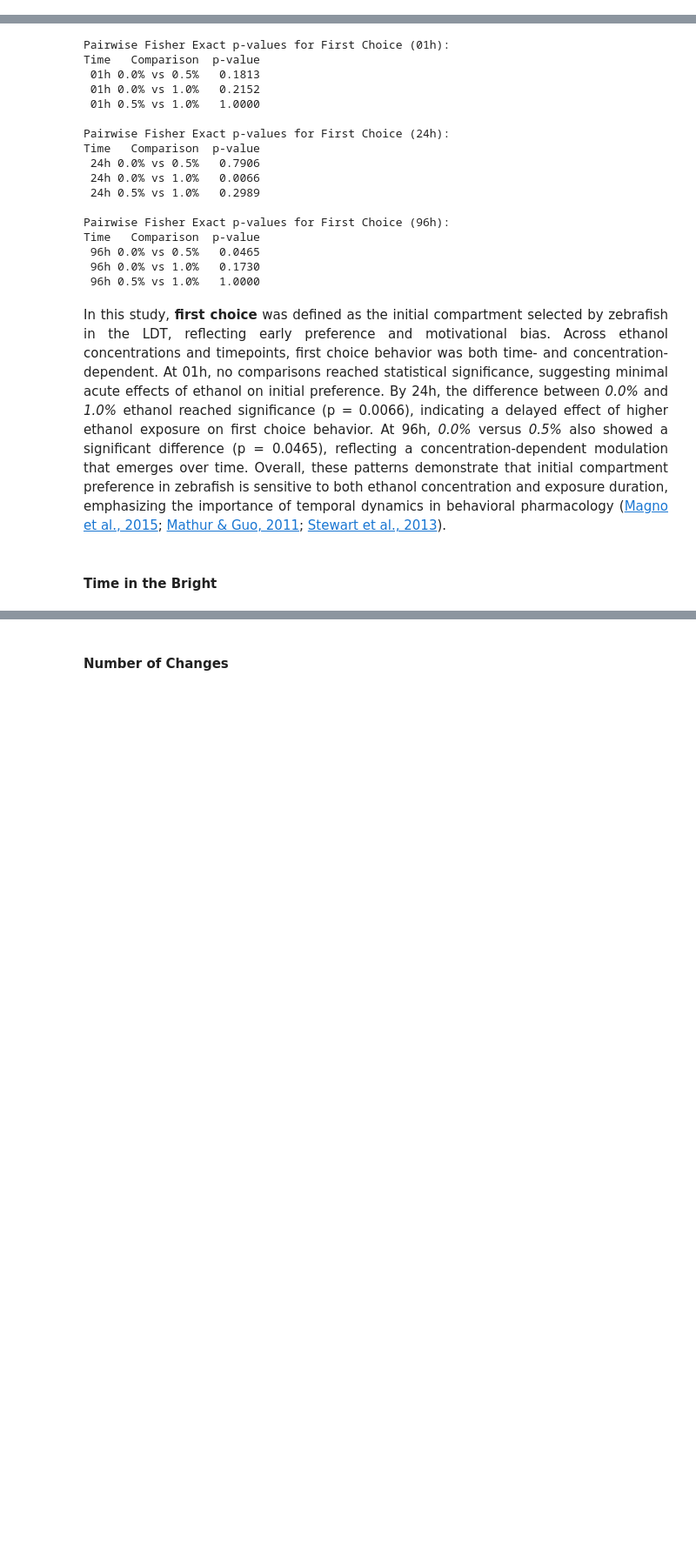
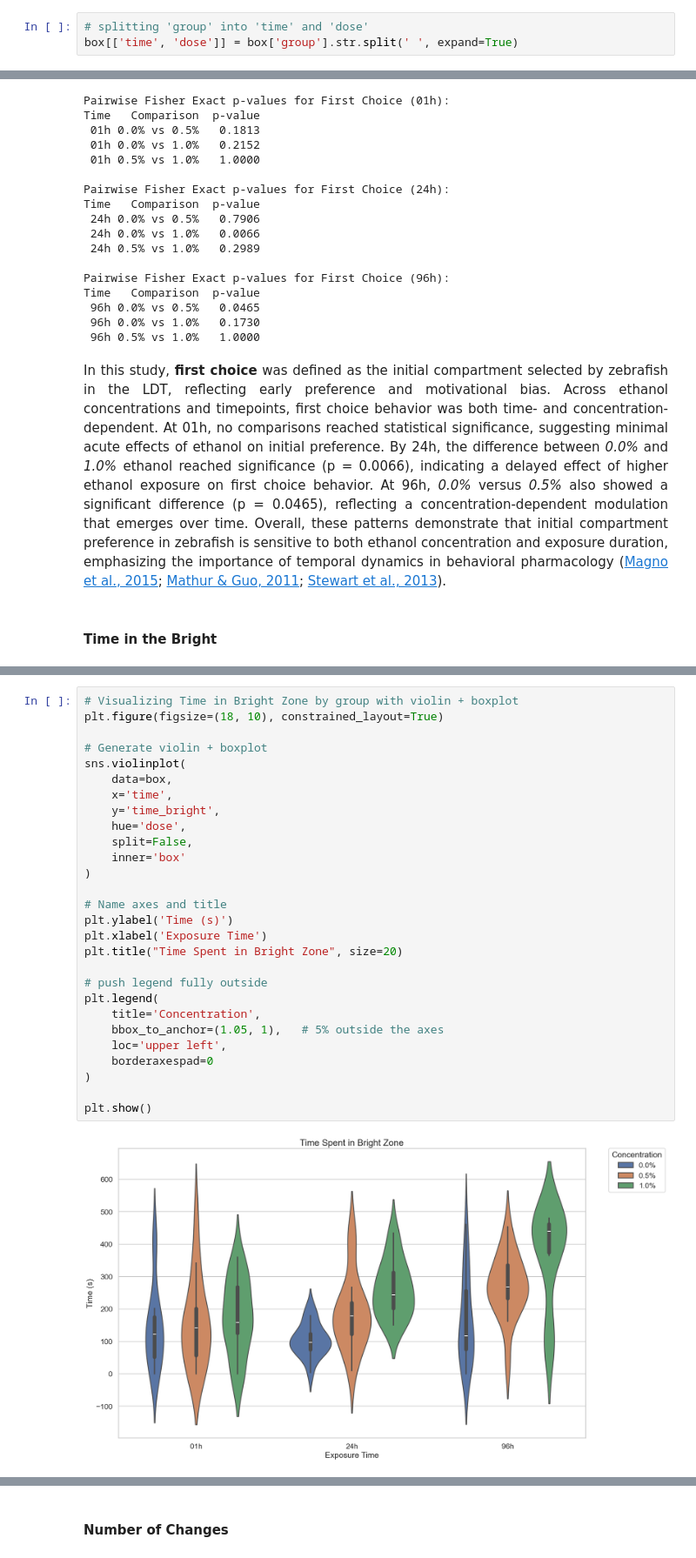
Before and after one commit to fabriscaique/zebrafish_testbattery, a Jupyter notebook: main.ipynb, the cells around one changed output, grey strips where cells are left out. Shown at 87% size. Cells and saved outputs as stored; diff of their text form; blank space fills up the shorter version.

```diff
--- a/main.ipynb
+++ b/main.ipynb
@@ -284,6 +240,9 @@ plt.show()
 box = df[[
     'group', 'latency', 'first_choice', 'num_changes', 'time_bright', 'mtpc'
 ]]
+# %%
+# splitting 'group' into 'time' and 'dose'
+box[['time', 'dose']] = box['group'].str.split(' ', expand=True)
 # %% [markdown]
 #### Latency
 # %%
@@ -539,0 +489,30 @@ print(groups)
+# %%
+# Visualizing Time in Bright Zone by group with violin + boxplot
+plt.figure(figsize=(18, 10), constrained_layout=True)
+
+# Generate violin + boxplot
+sns.violinplot(
+    data=box,
+    x='time',
+    y='time_bright',
+    hue='dose',
+    split=False,
+    inner='box'
+)
+
+# Name axes and title
+plt.ylabel('Time (s)')
+plt.xlabel('Exposure Time')
+plt.title("Time Spent in Bright Zone", size=20)
+
+# push legend fully outside
+plt.legend(
+    title='Concentration',
+    bbox_to_anchor=(1.05, 1),   # 5% outside the axes
+    loc='upper left',
+    borderaxespad=0
+)
+
+plt.show()
+# %% [output]
+[figure, added]
```
Also changed, not shown: parts of 19 cells of this notebook.
